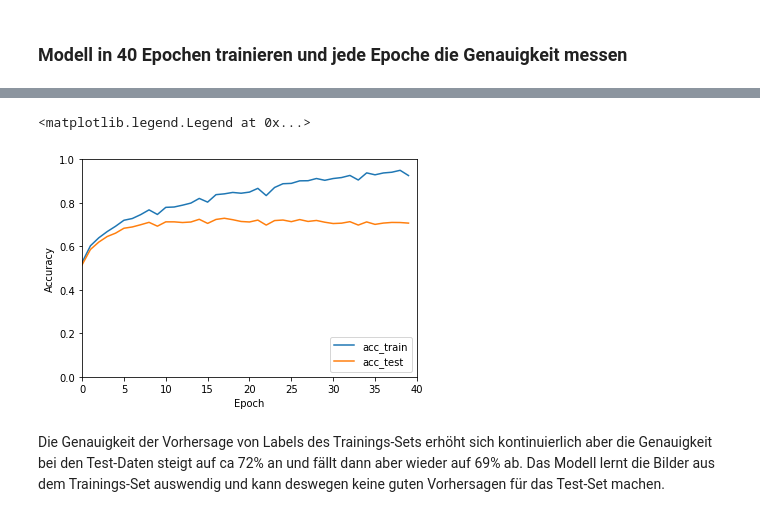
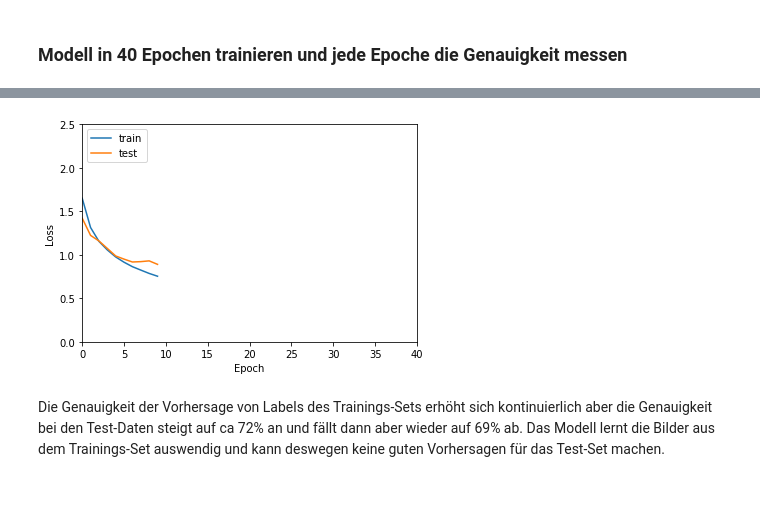
Before and after one commit to maxmoehl/ATIT2_assignments, a Jupyter notebook: Assignment_2/solution.ipynb, the cells around one changed output, grey strips where cells are left out. Cells and saved outputs as stored; diff of their text form; code cells hidden in the pictures.

```diff
--- a/Assignment_2/solution.ipynb
+++ b/Assignment_2/solution.ipynb
@@ -105,7 +123,7 @@ print(round(XOR(1, 1), 10))
 
 ### Daten Laden und splitten
 # %%
-(X_train, Y_train), (X_test, Y_test) = datasets.cifar10.load_data()
+(X_test, Y_test), (X_train, Y_train) = datasets.cifar10.load_data()
 
 X_train, X_test = X_train / 255.0, X_test / 255.0
 
@@ -147,9 +165,3 @@ Non-trainable params: 0
 _________________________________________________________________
 # %% [markdown]
 ### Modell in 40 Epochen trainieren und jede Epoche die Genauigkeit messen
-# %%
-acc_train, acc_test = [], []
-for i in range(40):
-    model.fit(X_train, Y_train, batch_size=100, epochs=1)
-    acc_train.append(model.evaluate(X_train, Y_train)[1])
-    acc_test.append(model.evaluate(X_test, Y_test)[1])
@@ -173,0 +168,2 @@ Epoch 1/1
+# %%
+history = model.fit(X_train, Y_train, batch_size=100, epochs=40, validation_data=(X_test, Y_test))
@@ -174,14 +188,16 @@ Epoch 1/1
 # %%
-plt.plot(acc_train, label='acc_train')
-plt.plot(acc_test, label='acc_test')
-plt.xlabel('Epoch')
-plt.ylabel('Accuracy')
-plt.ylim([0, 1])
-plt.xlim([0,40])
-plt.legend(loc='lower right')
+def plot_results(history, epoch_lim=40):
+  plt.plot(history.history['loss'], label='train')
+  plt.plot(history.history['val_loss'], label='test')
+  plt.xlabel('Epoch')
+  plt.ylabel('Loss')
+  plt.ylim([0, 2.5])
+  plt.xlim([0, epoch_lim])
+  plt.legend(loc='upper left')
+
+plot_results(history)
 # %% [output]
-<matplotlib.legend.Legend at 0x...>
-[figure, old version]
+[figure, new version]
 # %% [markdown]
 Die Genauigkeit der Vorhersage von Labels des Trainings-Sets erhöht sich kontinuierlich aber die Genauigkeit bei den
 Test-Daten steigt auf ca 72% an und fällt dann aber wieder auf 69% ab. Das Modell lernt die Bilder aus dem
```
Also changed, not shown: parts of 10 cells of this notebook.
